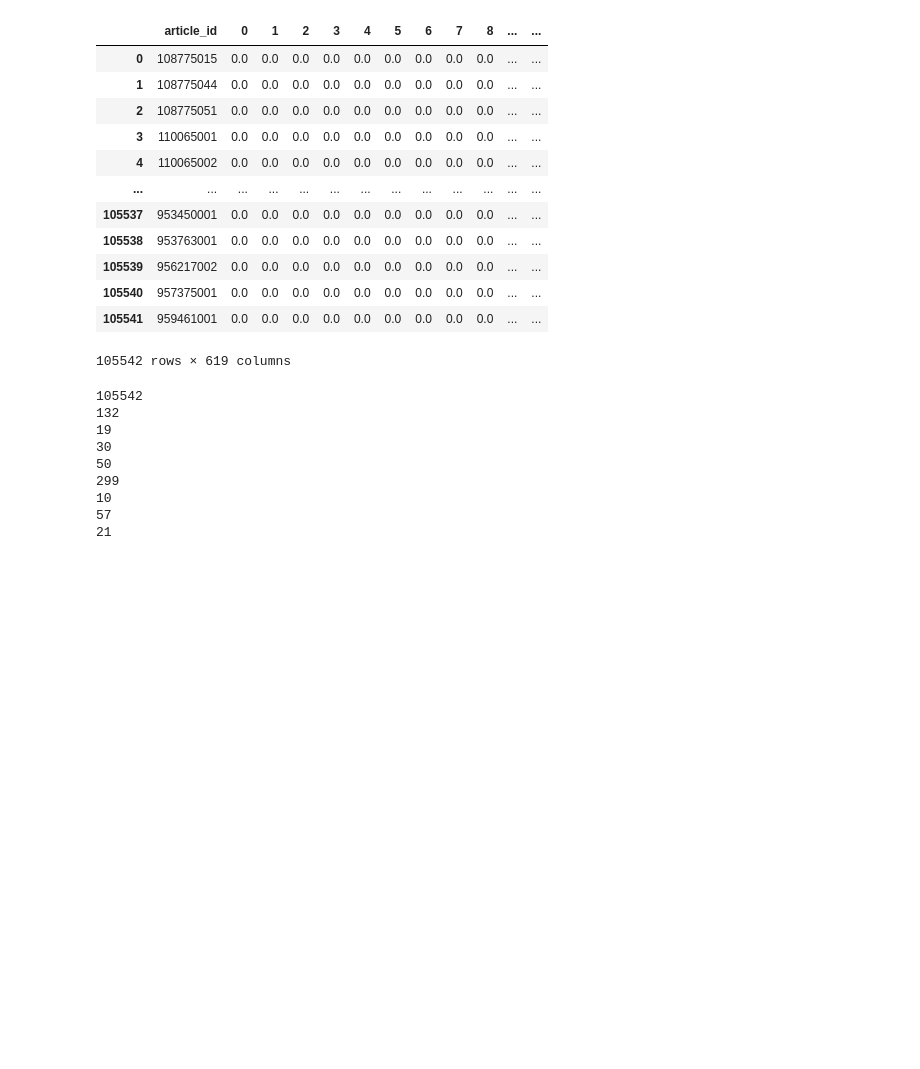
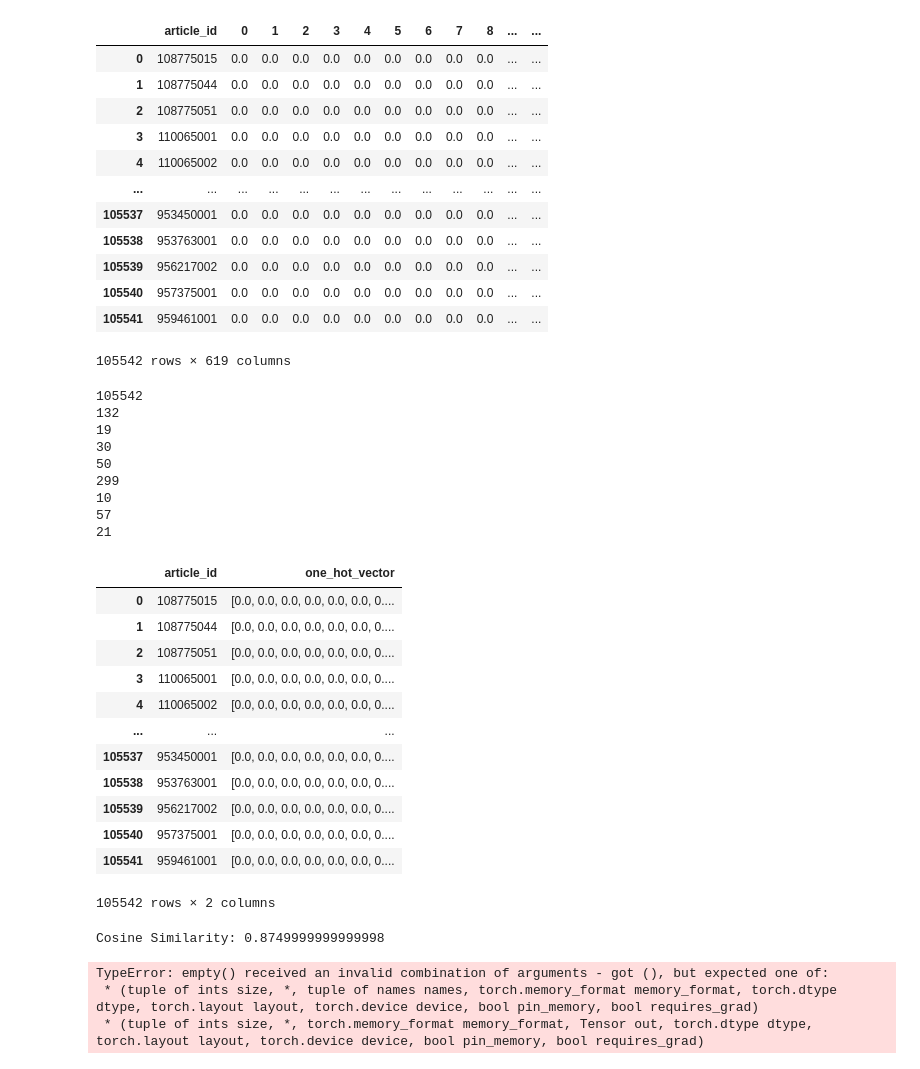
Before and after one commit to raclan/CIS_4496_Project, a Jupyter notebook: code/notebooks/onehot_recsys.ipynb, the cells around one changed output. Drawn from its saved outputs; the diff is of its cells as text; code cells hidden in the pictures; blank space fills up the shorter version.

```diff
--- a/hm_recsys.ipynb
+++ b/code/notebooks/onehot_recsys.ipynb
@@ -120,11 +123,11 @@ df_a.drop(['product_code', 'prod_name', 'product_type_name', 'graphical_appearan
 enc_df_a = df_a.copy().drop(df_a.columns[1:],axis=1)
 enc = OneHotEncoder()
 
-for col in df_a.columns[1:]:
-    df_a[col]=df_a[col].astype('category')
-    df_a[col]=df_a[col].cat.codes
+for col in df_a_temp.columns[1:]:
+    df_a_temp[col]=df_a_temp[col].astype('category')
+    df_a_temp[col]=df_a_temp[col].cat.codes
 
-    enc_temp = pd.DataFrame(enc.fit_transform(df_a[[col]]).toarray())
+    enc_temp = pd.DataFrame(enc.fit_transform(df_a_temp[[col]]).toarray())
 
     enc_df_a = pd.concat([enc_df_a, enc_temp.reindex(enc_df_a.index)], axis=1)
 # %%
@@ -158,3 +161,37 @@ for col in df_a.columns:
 10
 57
 21
+# %%
+df_a_vectors = df_a.copy().drop(df_a.columns[1:],axis=1)
+one_hot_vector = []
+
+for i in range(len(enc_df_a)):
+    one_hot_vector.append(np.array(enc_df_a.iloc[i][1:]))
+
+df_a_vectors['one_hot_vector'] = one_hot_vector
+df_a_vectors
+# %% [output]
+|  | article_id | one_hot_vector |
+| 0 | 108775015 | [0.0, 0.0, 0.0, 0.0, 0.0, 0.0, 0.... |
+| 1 | 108775044 | [0.0, 0.0, 0.0, 0.0, 0.0, 0.0, 0.... |
+| 2 | 108775051 | [0.0, 0.0, 0.0, 0.0, 0.0, 0.0, 0.... |
+| 3 | 110065001 | [0.0, 0.0, 0.0, 0.0, 0.0, 0.0, 0.... |
+| 4 | 110065002 | [0.0, 0.0, 0.0, 0.0, 0.0, 0.0, 0.... |
+| ... | ... | ... |
+| 105537 | 953450001 | [0.0, 0.0, 0.0, 0.0, 0.0, 0.0, 0.... |
+| 105538 | 953763001 | [0.0, 0.0, 0.0, 0.0, 0.0, 0.0, 0.... |
+| 105539 | 956217002 | [0.0, 0.0, 0.0, 0.0, 0.0, 0.0, 0.... |
+| 105540 | 957375001 | [0.0, 0.0, 0.0, 0.0, 0.0, 0.0, 0.... |
+| 105541 | 959461001 | [0.0, 0.0, 0.0, 0.0, 0.0, 0.0, 0.... |
+105542 rows × 2 columns
+# %%
+from sklearn.metrics.pairwise import cosine_similarity
+from sklearn.metrics import jaccard_score
+
+test0 = df_a_vectors['one_hot_vector'][0]
+test1 = df_a_vectors['one_hot_vector'][1]
+
+cosine = np.dot(test0, test1)/(np.linalg.norm(test0)*np.linalg.norm(test1))
+print("Cosine Similarity:", cosine)
+# %% [output]
+Cosine Similarity: 0.8749999999999998
@@ -160,0 +209,12 @@ for col in df_a.columns:
+# %%
+
+sim_a = []
+
+for vector in df_a_vectors['one_hot_vector']:
+    sim_a.append(similarities(vector))
+
+sim_a
+# %% [output]
+TypeError: empty() received an invalid combination of arguments - got (), but expected one of:
+ * (tuple of ints size, *, tuple of names names, torch.memory_format memory_format, torch.dtype dtype, torch.layout layout, torch.device device, bool pin_memory, bool requires_grad)
+ * (tuple of ints size, *, torch.memory_format memory_format, Tensor out, torch.dtype dtype, torch.layout layout, torch.device device, bool pin_memory, bool requires_grad)
```
Also changed, not shown: parts of 11 cells of this notebook, 7 other files.
